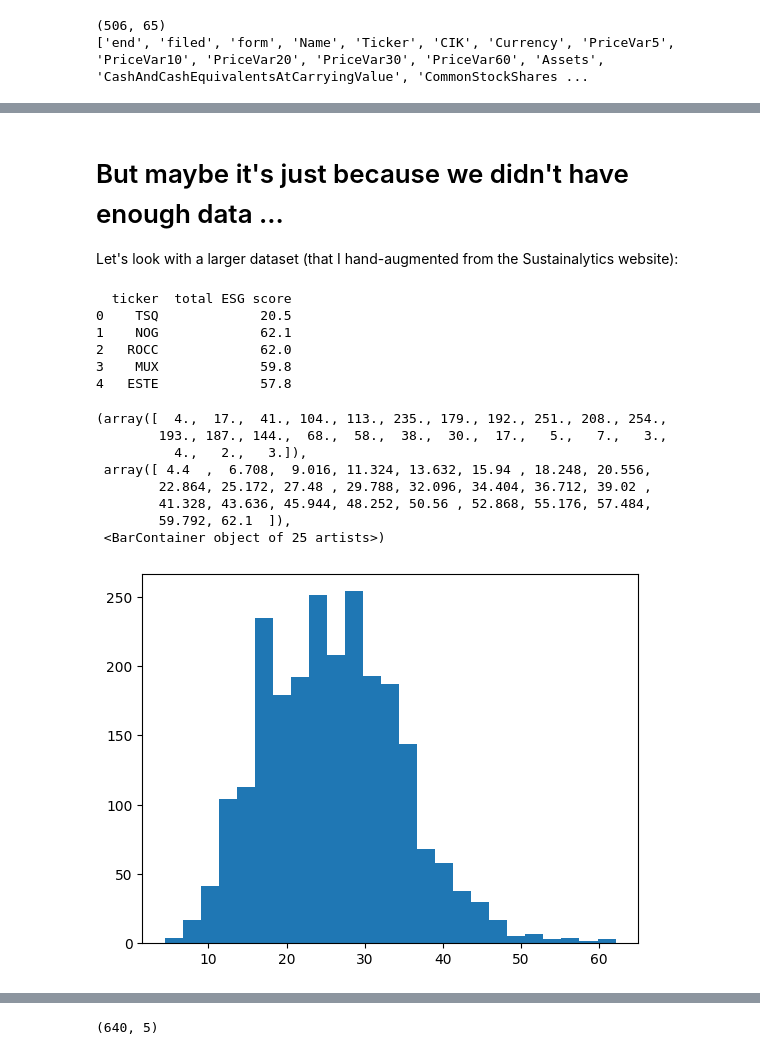
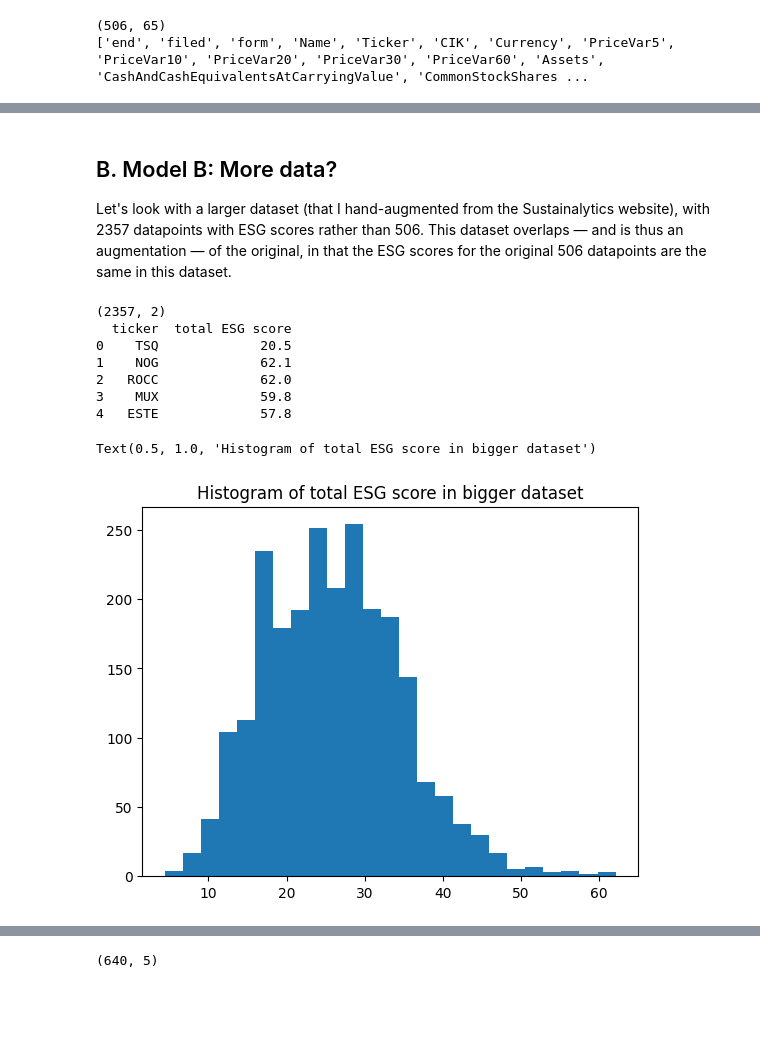
Before and after one commit to pheebini/s-ds491, a Jupyter notebook: SDS_Senior_Project.ipynb, the cells around one changed output, grey strips where cells are left out. Drawn from its saved outputs; the diff is of its cells as text; code cells hidden in the pictures; blank space fills up the shorter version.

```diff
--- a/SDS_Senior_Project.ipynb
+++ b/SDS_Senior_Project.ipynb
@@ -743,29 +706,22 @@ na_counts.sort_values(by=["na_count"], ascending=True)[:30]
 # %% [markdown]
-# But maybe it's just because we didn't have enough data ...
-Let's look with a larger dataset (that I hand-augmented from the Sustainalytics website):
+## B. Model B: More data?
+
+Let's look with a larger dataset (that I hand-augmented from the Sustainalytics website), with 2357 datapoints with ESG scores rather than 506. This dataset overlaps — and is thus an augmentation — of the original, in that the ESG scores for the original 506 datapoints are the same in this dataset.
 # %%
 sustainalytics_data = pd.read_csv("/Users/phoebeliu/Documents/SDS_Senior_Project/yahoo_sustainalytics.csv")
 sustainalytics_data = sustainalytics_data.iloc[:,:2]
 sustainalytics_data = sustainalytics_data.dropna() # 2357, which is a lot more than the 5000
+print(np.shape(sustainalytics_data))
 print(sustainalytics_data[:5])
 plt.hist(sustainalytics_data["total ESG score"], bins = 25)
-# plt.hist(np.sqrt(sustainalytics_data["total ESG score"]), bins = 25) # maybe better but not better enough to
-# make results less interpertable
-
-# comment on relationship between this and the original dataset and note that they are overlapping
+plt.title("Histogram of total ESG score in bigger dataset")
 # %% [output]
+(2357, 2)
   ticker  total ESG score
 0    TSQ             20.5
 1    NOG             62.1
 2   ROCC             62.0
 3    MUX             59.8
 4   ESTE             57.8
-(array([  4.,  17.,  41., 104., 113., 235., 179., 192., 251., 208., 254.,
-        193., 187., 144.,  68.,  58.,  38.,  30.,  17.,   5.,   7.,   3.,
-          4.,   2.,   3.]),
- array([ 4.4  ,  6.708,  9.016, 11.324, 13.632, 15.94 , 18.248, 20.556,
-        22.864, 25.172, 27.48 , 29.788, 32.096, 34.404, 36.712, 39.02 ,
-        41.328, 43.636, 45.944, 48.252, 50.56 , 52.868, 55.176, 57.484,
-        59.792, 62.1  ]),
- <BarContainer object of 25 artists>)
+Text(0.5, 1.0, 'Histogram of total ESG score in bigger dataset')
-[figure, old version]
+[figure, new version]
```
Also changed, not shown: parts of 98 cells of this notebook.
